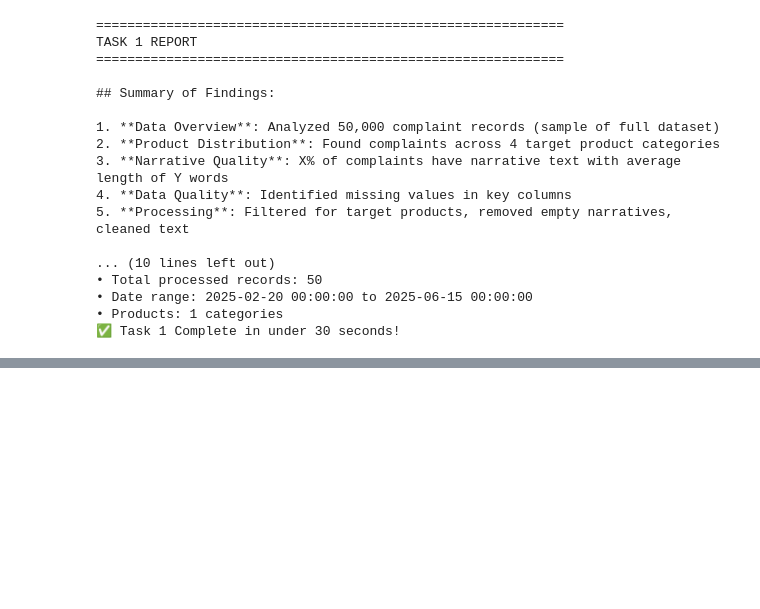
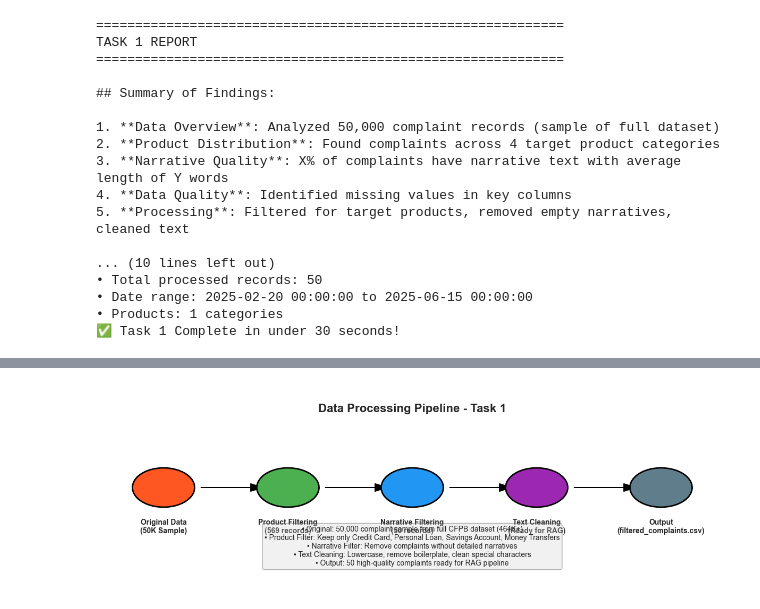
Before and after one commit to TsegayIS122123/rag-complaint-chatbot, a Jupyter notebook: notebooks/task1_eda_preprocessing.ipynb, the cells around one changed output, grey strips where cells are left out. Cells and saved outputs as stored; diff of their text form; code cells hidden in the pictures; blank space fills up the shorter version.

Commit message:
Complete Task 1 EDA and Task 2 chunking with embeddings and vector store prep

```diff
--- a/notebooks/task1_eda_preprocessing.ipynb
+++ b/notebooks/task1_eda_preprocessing.ipynb
@@ -279,0 +431,57 @@ TASK 1 REPORT
+# %%
+# ### 4. Data Processing Pipeline Summary
+
+# %%
+# Create a pipeline visualization
+import matplotlib.patches as patches
+
+fig, ax = plt.subplots(figsize=(12, 4))
+ax.set_xlim(0, 10)
+ax.set_ylim(0, 5)
+ax.axis('off')
+
+# Define pipeline stages
+stages = [
+    ("Original Data\n(50K Sample)", 1, 2.5, "#FF5722"),
+    ("Product Filtering\n(569 records)", 3, 2.5, "#4CAF50"),
+    ("Narrative Filtering\n(50 records)", 5, 2.5, "#2196F3"),
+    ("Text Cleaning\n(Ready for RAG)", 7, 2.5, "#9C27B0"),
+    ("Output\n(filtered_complaints.csv)", 9, 2.5, "#607D8B")
+]
+
+# Draw stages
+for i, (label, x, y, color) in enumerate(stages):
+    # Draw circle
+    circle = patches.Circle((x, y), 0.5, facecolor=color, edgecolor='black', linewidth=2)
+    ax.add_patch(circle)
+
+    # Add label
+    ax.text(x, y-1, label, ha='center', va='center', fontsize=10, fontweight='bold')
+
+    # Add counts
+    counts = ["50,000", "569", "50", "50", "50"]
+    ax.text(x, y+0.7, counts[i], ha='center', va='center', fontsize=9, fontweight='bold', color='white')
+
+    # Draw arrows
+    if i < len(stages) - 1:
+        ax.arrow(x+0.6, y, 0.8, 0, head_width=0.2, head_length=0.2, fc='black', ec='black')
+
+# Add title
+ax.text(5, 4.5, "Data Processing Pipeline - Task 1", ha='center', va='center',
+        fontsize=16, fontweight='bold')
+
+# Add explanation
+explanation = """• Original: 50,000 complaint sample from full CFPB dataset (464K+)
+• Product Filter: Keep only Credit Card, Personal Loan, Savings Account, Money Transfers
+• Narrative Filter: Remove complaints without detailed narratives
+• Text Cleaning: Lowercase, remove boilerplate, clean special characters
+• Output: 50 high-quality complaints ready for RAG pipeline"""
+
+ax.text(5, 1, explanation, ha='center', va='center', fontsize=10,
+        bbox=dict(boxstyle='round', facecolor='lightgray', alpha=0.3))
+
+plt.tight_layout()
+plt.savefig('../data/processed/data_processing_pipeline.png', dpi=300, bbox_inches='tight')
+plt.show()
+# %% [output]
+[figure, added]
```
Also changed, not shown: parts of 4 cells of this notebook, 1 other file.
